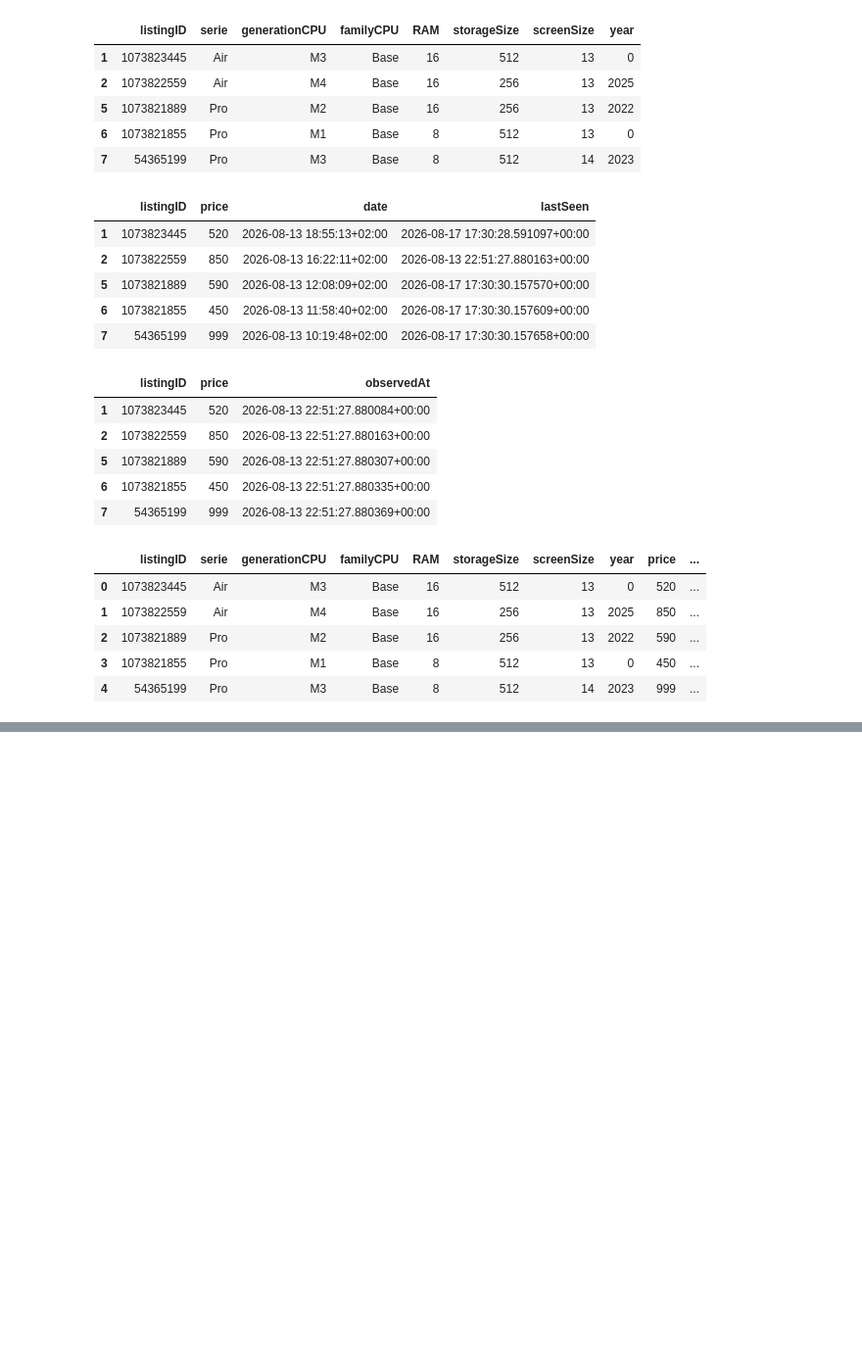
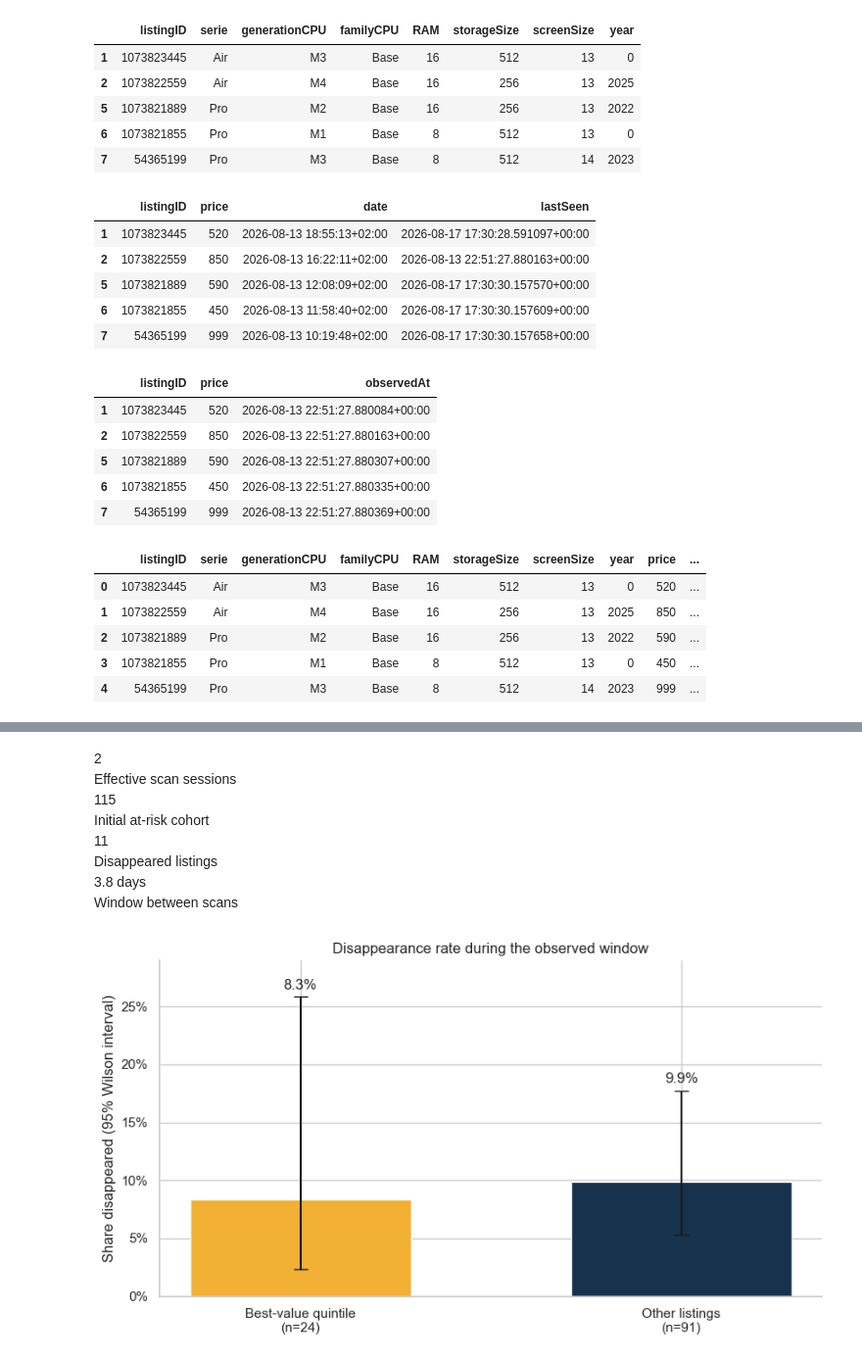
Before and after one commit to Robin789-ch/anibis-scraper, a Jupyter notebook: Price_analysis.ipynb, the cells around one changed output, grey strips where cells are left out. Shown at 98% size. Cells and saved outputs as stored; diff of their text form; code cells hidden in the pictures; blank space fills up the shorter version.

```diff
--- a/Price_analysis.ipynb
+++ b/Price_analysis.ipynb
@@ -76,0 +362,80 @@ df_market.head()
+# %%
+observations = df_prices.sort_values("observedAt").copy()
+observations["scanSession"] = observations["observedAt"].diff().gt(pd.Timedelta("6h")).cumsum()
+sessions = observations.groupby("scanSession")["observedAt"].agg(["min", "max", "size"])
+
+timed = value_model.copy()
+timed["listingAgeDays"] = (timed["lastSeen"] - timed["date"]).dt.total_seconds().div(86400).clip(lower=0)
+
+if len(sessions) >= 2:
+    first_session, latest_session = sessions.index.min(), sessions.index.max()
+    cohort_ids = set(observations.loc[observations["scanSession"].eq(first_session), "listingID"])
+    first_scan = sessions.loc[first_session, "min"]
+    latest_scan = sessions.loc[latest_session, "min"]
+    previous_scan = sessions.iloc[-2]["min"]
+    disappearance_cutoff = previous_scan + (latest_scan - previous_scan) / 2
+    timed["initialCohort"] = timed["listingID"].isin(cohort_ids)
+    timed["disappeared"] = timed["initialCohort"] & timed["lastSeen"].lt(disappearance_cutoff)
+else:
+    first_scan = latest_scan = observations["observedAt"].min()
+    timed["initialCohort"] = True
+    timed["disappeared"] = False
+
+cohort = timed.loc[timed["initialCohort"]].copy()
+cohort["valueGroup"] = np.where(cohort["valuePercentile"].ge(80), "Best-value quintile", "Other listings")
+
+def wilson_interval(successes, total, z=1.96):
+    if total == 0:
+        return (np.nan, np.nan)
+    p = successes / total
+    center = (p + z*z/(2*total)) / (1 + z*z/total)
+    half = z * np.sqrt((p*(1-p) + z*z/(4*total))/total) / (1 + z*z/total)
+    return center - half, center + half
+
+exit_summary = (
+    cohort.groupby("valueGroup", observed=True)["disappeared"]
+    .agg([("listings", "size"), ("disappeared", "sum"), ("exit_rate", "mean")])
+    .reindex(["Best-value quintile", "Other listings"])
+)
+intervals = [wilson_interval(int(r.disappeared), int(r.listings)) for r in exit_summary.itertuples()]
+exit_summary["ci_low"], exit_summary["ci_high"] = zip(*intervals)
+
+metric_cards([
+    ("Effective scan sessions", f"{len(sessions)}"),
+    ("Initial at-risk cohort", f"{len(cohort)}"),
+    ("Disappeared listings", f"{int(cohort['disappeared'].sum())}"),
+    ("Window between scans", f"{(latest_scan-first_scan).total_seconds()/86400:.1f} days"),
+])
+
+fig, ax = plt.subplots(figsize=(8.5, 4.8))
+x = np.arange(len(exit_summary))
+rates = exit_summary["exit_rate"].to_numpy()
+errors = np.vstack([rates - exit_summary["ci_low"].to_numpy(), exit_summary["ci_high"].to_numpy() - rates])
+bars = ax.bar(x, rates, color=[COLORS["gold"], COLORS["ink"]], width=.58, yerr=errors, capsize=6)
+ax.set_xticks(x, [f"{label}\n(n={int(exit_summary.loc[label, 'listings'])})" for label in exit_summary.index])
+ax.set_ylim(0, max(.25, float(exit_summary["ci_high"].max()) * 1.12))
+ax.yaxis.set_major_formatter(plt.FuncFormatter(lambda y, _: f"{y:.0%}"))
+ax.set(title="Disappearance rate during the observed window", xlabel="", ylabel="Share disappeared (95% Wilson interval)")
+ax.bar_label(bars, labels=[f"{r:.1%}" for r in rates], padding=4)
+sns.despine()
+plt.tight_layout()
+plt.show()
+
+best_rate = exit_summary.loc["Best-value quintile", "exit_rate"]
+other_rate = exit_summary.loc["Other listings", "exit_rate"]
+direction = "higher" if best_rate > other_rate else "lower"
+display(HTML(
+    f"<div class='callout'><b>No reliable velocity confirmation yet.</b> The best-value quintile disappeared at "
+    f"{best_rate:.1%} versus {other_rate:.1%} for other listings ({direction}, not a meaningful separation with only "
+    f"{int(cohort['disappeared'].sum())} events). The wide, overlapping intervals are the important result.</div>"
+))
+# %% [output]
+2
+Effective scan sessions
+115
+Initial at-risk cohort
+11
+Disappeared listings
+3.8 days
+Window between scans
+[figure, added]
```
Also changed, not shown: parts of 16 cells of this notebook, 1 other file.
